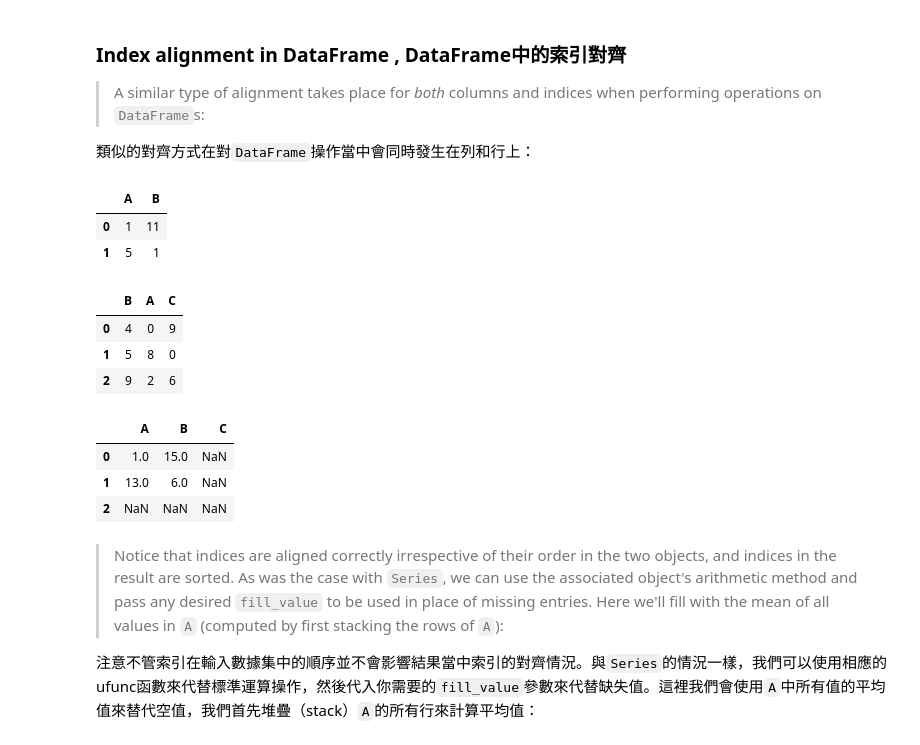
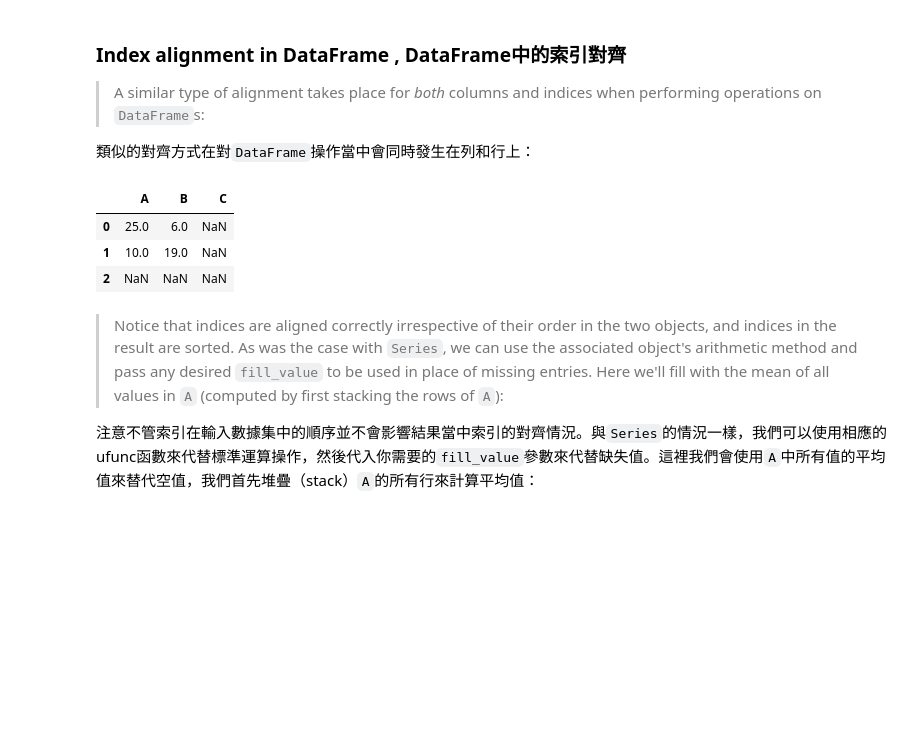
Before and after one commit to juck30808/juck30808, a Jupyter notebook: 03.00-Introducing-Pandas.ipynb, the cells around one changed output. Cells and saved outputs as stored; diff of their text form; code cells hidden in the pictures; blank space fills up the shorter version.

```diff
--- a/03.00-Introducing-Pandas.ipynb
+++ b/03.00-Introducing-Pandas.ipynb
@@ -467,29 +368,14 @@ dtype: float64
 
 類似的對齊方式在對`DataFrame`操作當中會同時發生在列和行上：
 # %%
-A = pd.DataFrame(rng.randint(0, 20, (2, 2)),
-                 columns=list('AB'))
-A
+A = pd.DataFrame(rng.randint(0, 20, (2, 2)),columns=list('AB'))
+B = pd.DataFrame(rng.randint(0, 10, (3, 3)),columns=list('ABC'))
+A + B
 # %% [output]
-|  | A | B |
-| 0 | 1 | 11 |
-| 1 | 5 | 1 |
+|  | A | B | C |
+| 0 | 25.0 | 6.0 | NaN |
+| 1 | 10.0 | 19.0 | NaN |
+| 2 | NaN | NaN | NaN |
-# %%
-B = pd.DataFrame(rng.randint(0, 10, (3, 3)),
-                 columns=list('BAC'))
-B
-# %% [output]
-|  | B | A | C |
-| 0 | 4 | 0 | 9 |
-| 1 | 5 | 8 | 0 |
-| 2 | 9 | 2 | 6 |
-# %%
-A + B
-# %% [output]
-|  | A | B | C |
-| 0 | 1.0 | 15.0 | NaN |
-| 1 | 13.0 | 6.0 | NaN |
-| 2 | NaN | NaN | NaN |
 # %% [markdown]
 > Notice that indices are aligned correctly irrespective of their order in the two objects, and indices in the result are sorted.
 As was the case with ``Series``, we can use the associated object's arithmetic method and pass any desired ``fill_value`` to be used in place of missing entries.
```
Also changed, not shown: parts of 34 cells of this notebook.
